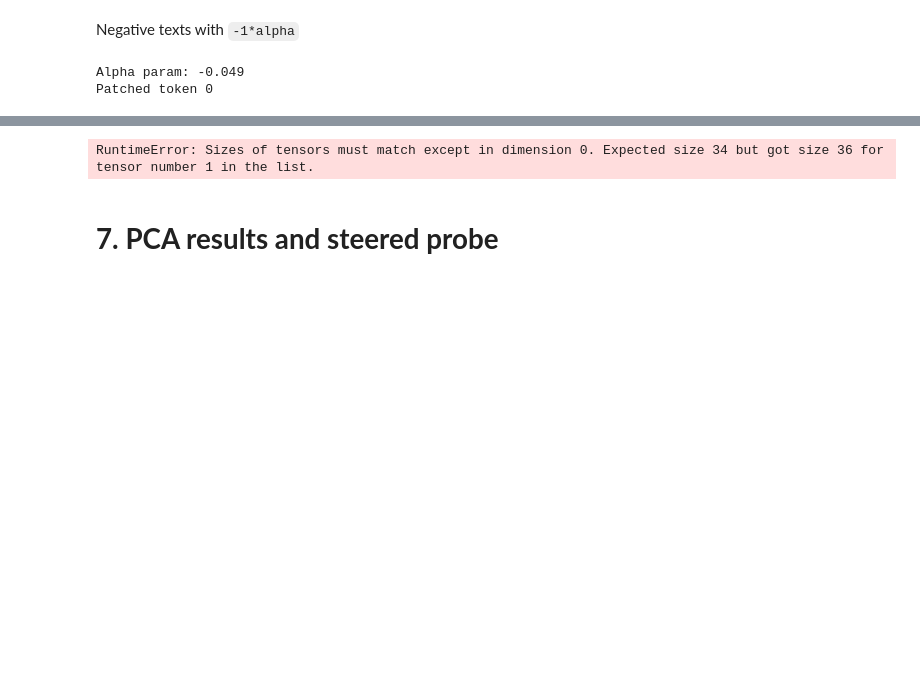
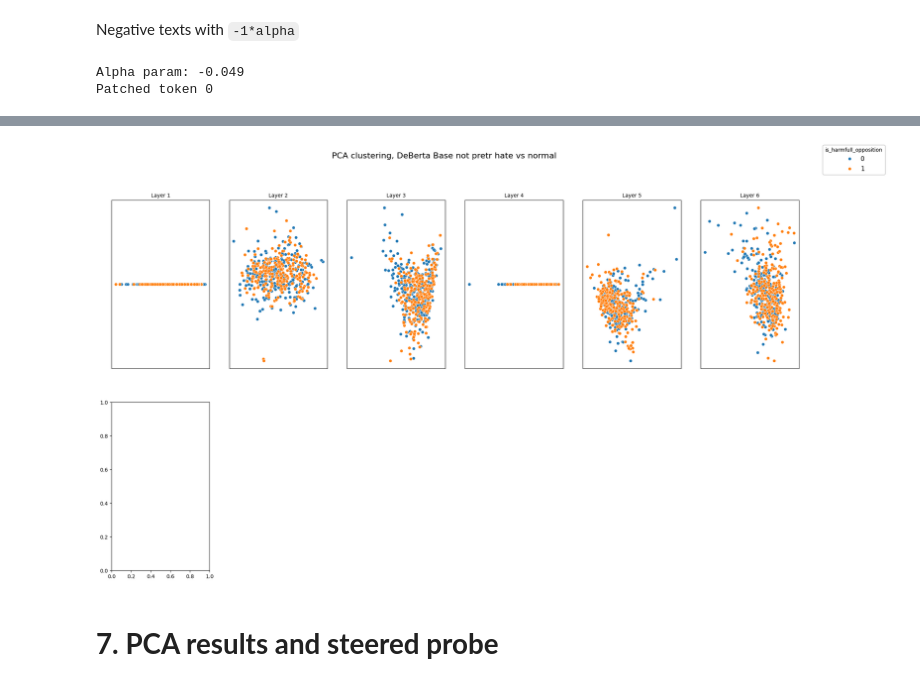
Before and after one commit to SadSabrina/ccs_aisf, a Jupyter notebook: notebooks/Steering_exp.ipynb, the cells around one changed output, grey strips where cells are left out. Cells and saved outputs as stored; diff of their text form; code cells hidden in the pictures; blank space fills up the shorter version.

```diff
--- a/notebooks/Steering_exp.ipynb
+++ b/notebooks/Steering_exp.ipynb
@@ -567,45 +482,0 @@ ValueError: Не удалось автоматически сопоставит
-# %%
-inputs_u_dense = []
-inputs_d_dense = []
-
-def capture_u_input(module, inp, outp):
-    # inp[0]: [batch, seq_len, in_dim]
-    # Берём CLS токен
-    inputs_u_dense.append(inp[0][:, 0, :].detach())  # [batch, in_dim]
-
-def capture_d_input(module, inp, outp):
-    inputs_d_dense.append(inp[0][:, 0, :].detach())
-
-
-dense = encoder_model.deberta.encoder.layer[best_layer].output.dense
-handle_u = dense.register_forward_hook(capture_u_input)
-handle_d = dense.register_forward_hook(capture_d_input)
-
-with torch.no_grad():
-    _ = encoder_model(**inputs_undesired, output_hidden_states=True)
-    _ = encoder_model(**inputs_desired, output_hidden_states=True)
-
-handle_u.remove()
-handle_d.remove()
-
-inputs_u_dense = torch.cat(inputs_u_dense, dim=0)  # [batch, in_dim]
-inputs_d_dense = torch.cat(inputs_d_dense, dim=0)  # [batch, in_dim]
-
-with torch.no_grad():
-    W = dense.weight.data
-    delta_W_total = torch.zeros_like(W)
-
-    for i in range(inputs_u_dense.shape[0]):
-        h_u_out = outputs_u.hidden_states[best_layer][i, 0, :]
-        h_d_out = outputs_d.hidden_states[best_layer][i, 0, :]
-        h_u_in = inputs_u_dense[i, :]
-        delta_h = h_d_out - h_u_out
-
-        norm_sq = torch.dot(h_u_in, h_u_in) + 1e-6
-        delta_W_i = torch.outer(delta_h, h_u_in) / norm_sq
-        delta_W_total += delta_W_i
-
-    delta_W_total /= inputs_u_dense.shape[0]
-    W += delta_W_total.to(W.device)
-# %% [output]
-RuntimeError: Sizes of tensors must match except in dimension 0. Expected size 34 but got size 36 for tensor number 1 in the list.
@@ -615,3 +483,19 @@ encoder_model.deberta.encoder.layer[LAYER_IDX]._forward_hooks.clear()
+# %%
+X_pos_normalized = X_pos.reshape(-1, X_pos.shape[-1])         # (512*25, 768)
+X_pos_normalized = normalize(X_pos_normalized, norm='l2', axis=1).reshape(X_pos.shape)
+
+X_neg_normalized = X_neg.reshape(-1, X_neg.shape[-1])         # (512*25, 768)
+X_neg_normalized = normalize(X_neg_normalized, norm='l2', axis=1).reshape(X_neg.shape)
+
+
+plot_pca_or_tsne_layerwise(X_pos_normalized,
+                           X_neg_normalized,
+                           hate_data['is_harmfull_opposition'],
+                           standardize=False, n_components=5,
+                           components=[0, 2], mode='pca-sparse',
+                           plot_title='PCA clustering, DeBerta Base not pretr hate vs normal')
+# %% [output]
+[figure, added]
 # %% [markdown]
 # **7. PCA results and steered probe**
 # %%
```
Also changed, not shown: parts of 35 cells of this notebook, 21 other files.
